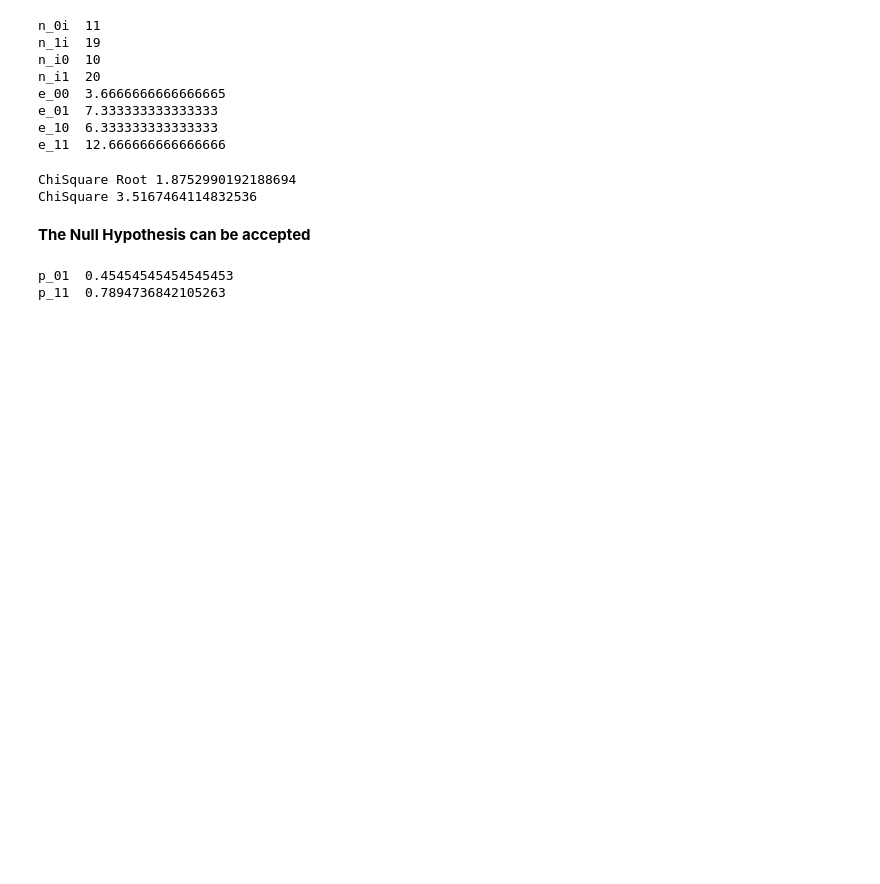
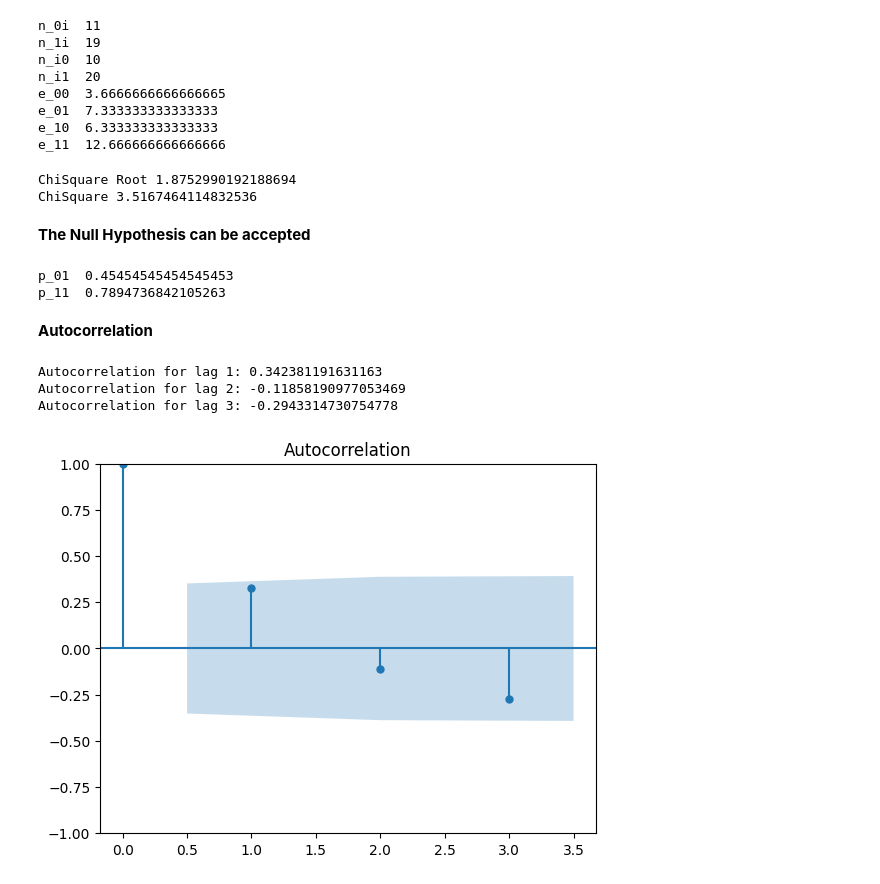
Before and after one commit to Nabizeus/Wilks_Statistics, a Jupyter notebook: Chapter_8_Timeseries/Exercise_1_Markov_Chain.ipynb, the cells around one changed output. Drawn from its saved outputs; the diff is of its cells as text; code cells hidden in the pictures; blank space fills up the shorter version.

Commit message:
Exercise 1 playing with Markov Chain and calculating Autocorrelation and Wet Spells

```diff
--- a/Chapter_8_Timeseries/Exercise_1_Markov_Chain.ipynb
+++ b/Chapter_8_Timeseries/Exercise_1_Markov_Chain.ipynb
@@ -214,3 +216,50 @@ print("p_11 ",p_11)
 # %% [output]
 p_01  0.45454545454545453
 p_11  0.7894736842105263
+# %% [markdown]
+**Autocorrelation**
+# %%
+import numpy as np
+
+def autocorrelation_binary(binary_data, lag):
+  """
+  Calculates the autocorrelation for binary data at a given lag.
+
+  Args:
+    binary_data: A list or NumPy array of binary values (0 or 1).
+    lag: The lag for which to calculate autocorrelation.
+
+  Returns:
+    The autocorrelation coefficient.
+  """
+
+  n = len(binary_data) - lag
+  x = binary_data[:n]
+  y = binary_data[lag:]
+
+  # Calculate the correlation coefficient
+  corr = np.corrcoef(x, y)[0, 1]
+  return corr
+
+# Example usage:
+binary_data = binary_precipitation
+autocorr_1 = autocorrelation_binary(binary_data, 1)
+autocorr_2 = autocorrelation_binary(binary_data, 2)
+autocorr_3 = autocorrelation_binary(binary_data, 3)
+
+print("Autocorrelation for lag 1:", autocorr_1)
+print("Autocorrelation for lag 2:", autocorr_2)
+print("Autocorrelation for lag 3:", autocorr_3)
+# %% [output]
+Autocorrelation for lag 1: 0.342381191631163
+Autocorrelation for lag 2: -0.11858190977053469
+Autocorrelation for lag 3: -0.2943314730754778
+# %%
+from statsmodels.graphics.tsaplots import plot_acf
+
+import matplotlib.pyplot as plt
+
+plot_acf(binary_precipitation, lags=3)
+plt.show()
+# %% [output]
+[figure, added]
```
Also changed, not shown: parts of 4 cells of this notebook.
